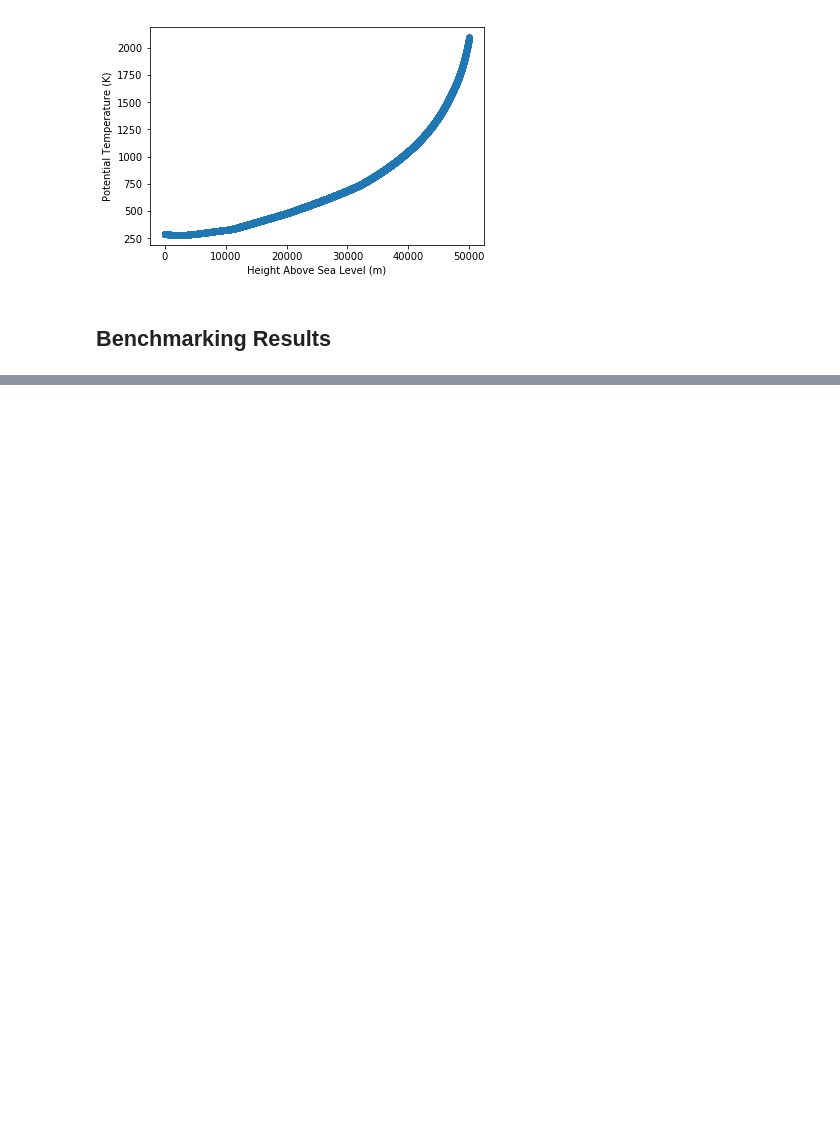
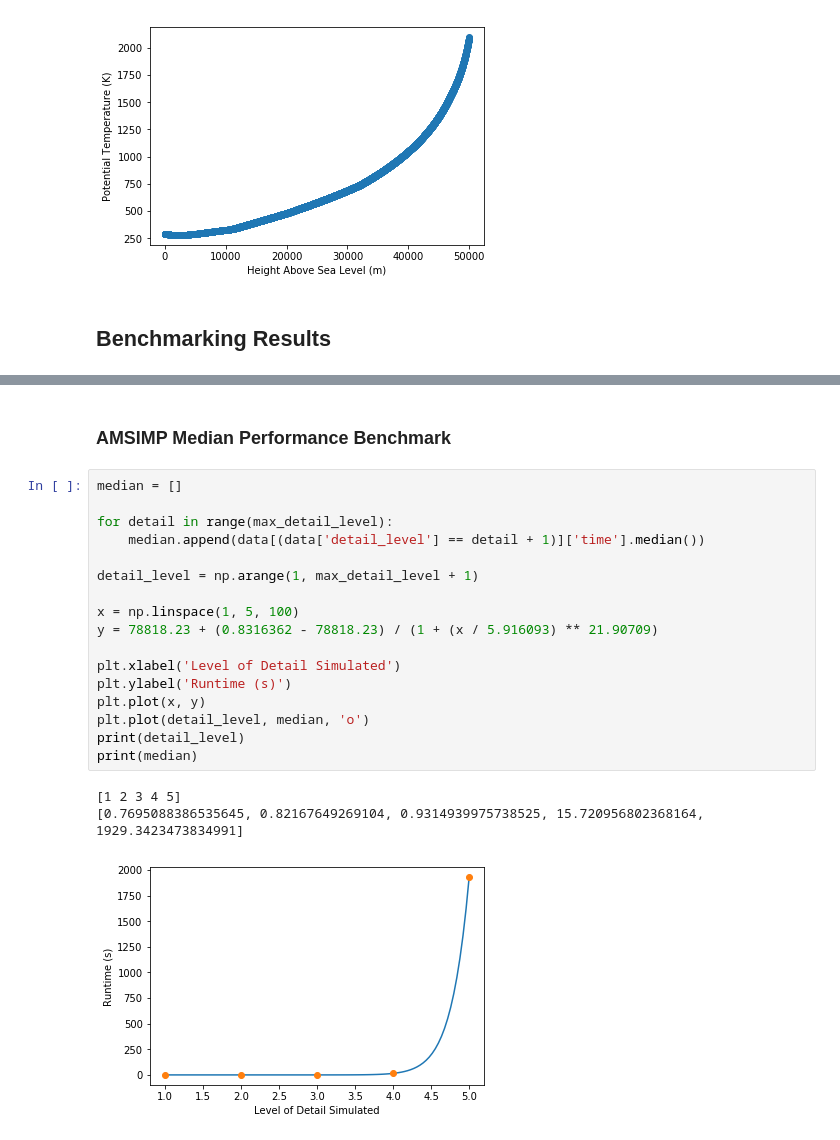
Before and after one commit to amsimp/amsimp, a Jupyter notebook: benchmarking/visualise.ipynb, the cells around one changed output, grey strips where cells are left out. Drawn from its saved outputs; the diff is of its cells as text; blank space fills up the shorter version.

```diff
--- a/benchmarking/visualise.ipynb
+++ b/benchmarking/visualise.ipynb
@@ -124,0 +158,23 @@ Text(0, 0.5, 'Potential Temperature (K)')
+# %% [markdown]
+### AMSIMP Median Performance Benchmark
+# %%
+median = []
+
+for detail in range(max_detail_level):
+    median.append(data[(data['detail_level'] == detail + 1)]['time'].median())
+
+detail_level = np.arange(1, max_detail_level + 1)
+
+x = np.linspace(1, 5, 100)
+y = 78818.23 + (0.8316362 - 78818.23) / (1 + (x / 5.916093) ** 21.90709)
+
+plt.xlabel('Level of Detail Simulated')
+plt.ylabel('Runtime (s)')
+plt.plot(x, y)
+plt.plot(detail_level, median, 'o')
+print(detail_level)
+print(median)
+# %% [output]
+[1 2 3 4 5]
+[0.7695088386535645, 0.82167649269104, 0.9314939975738525, 15.720956802368164, 1929.3423473834991]
+[figure, added]
```
Also changed, not shown: parts of 4 cells of this notebook, 8 other files.
